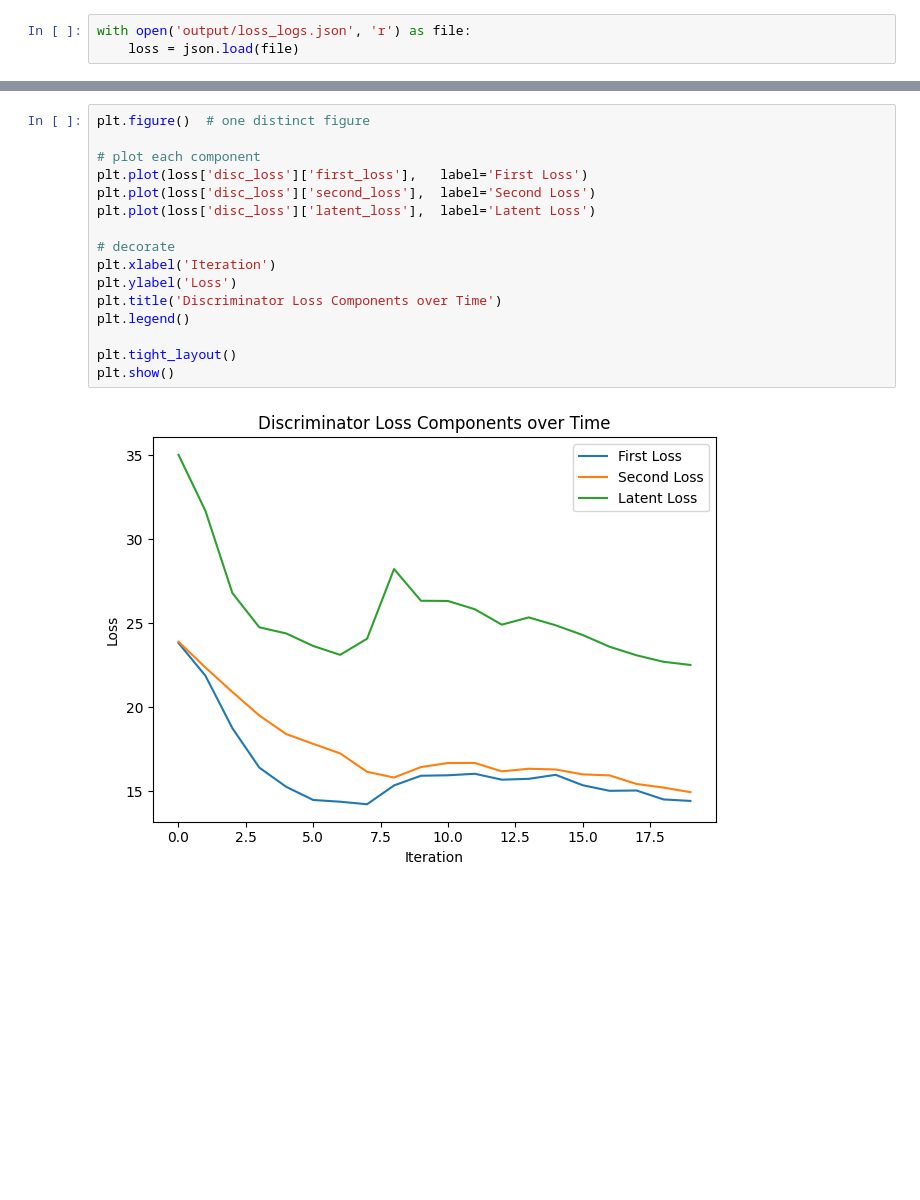
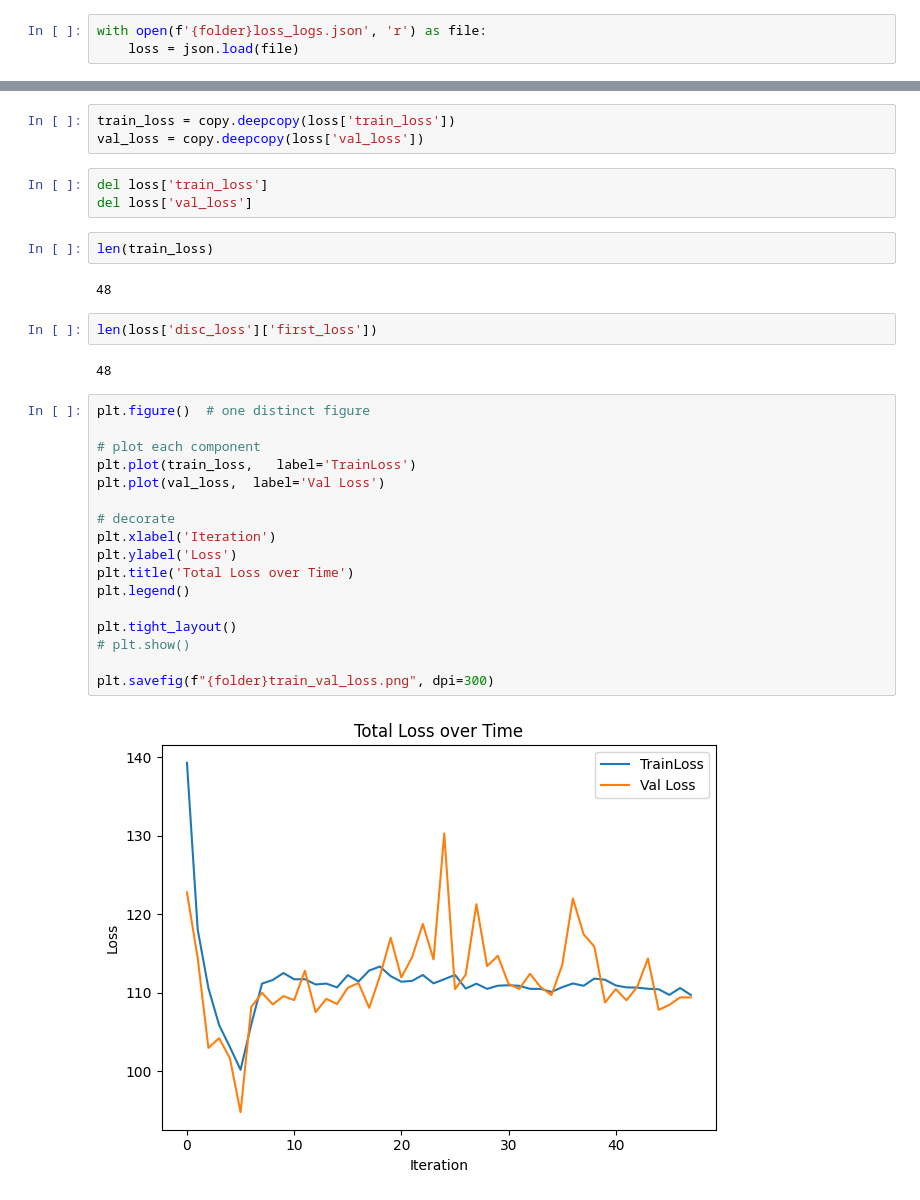
Before and after one commit to skotnkat/lstnet, a Jupyter notebook: analyze_loss.ipynb, the cells around one changed output, grey strips where cells are left out. Saved outputs shown, nothing was run; the diff lists cells and outputs as text; blank space fills up the shorter version.

```diff
--- a/analyze_loss.ipynb
+++ b/analyze_loss.ipynb
@@ -4,5 +9,5 @@ import matplotlib.pyplot as plt
 # %%
-with open('output/loss_logs.json', 'r') as file:
+with open(f'{folder}loss_logs.json', 'r') as file:
     loss = json.load(file)
 # %%
 loss.keys()
@@ -11,19 +16,34 @@ dict_keys(['disc_loss', 'enc_gen_loss', 'cc_loss', 'epoch_loss'])
+# %%
+train_loss = copy.deepcopy(loss['train_loss'])
+val_loss = copy.deepcopy(loss['val_loss'])
+# %%
+del loss['train_loss']
+del loss['val_loss']
+# %%
+len(train_loss)
+# %% [output]
+48
+# %%
+len(loss['disc_loss']['first_loss'])
+# %% [output]
+48
 # %%
 plt.figure()  # one distinct figure
 
 # plot each component
-plt.plot(loss['disc_loss']['first_loss'],   label='First Loss')
-plt.plot(loss['disc_loss']['second_loss'],  label='Second Loss')
-plt.plot(loss['disc_loss']['latent_loss'],  label='Latent Loss')
+plt.plot(train_loss,   label='TrainLoss')
+plt.plot(val_loss,  label='Val Loss')
 
 # decorate
 plt.xlabel('Iteration')
 plt.ylabel('Loss')
-plt.title('Discriminator Loss Components over Time')
+plt.title('Total Loss over Time')
 plt.legend()
 
 plt.tight_layout()
-plt.show()
+# plt.show()
+
+plt.savefig(f"{folder}train_val_loss.png", dpi=300)
 # %% [output]
-[figure, old version]
+[figure, new version]
 # %%
```
Also changed, not shown: parts of 9 cells of this notebook.
